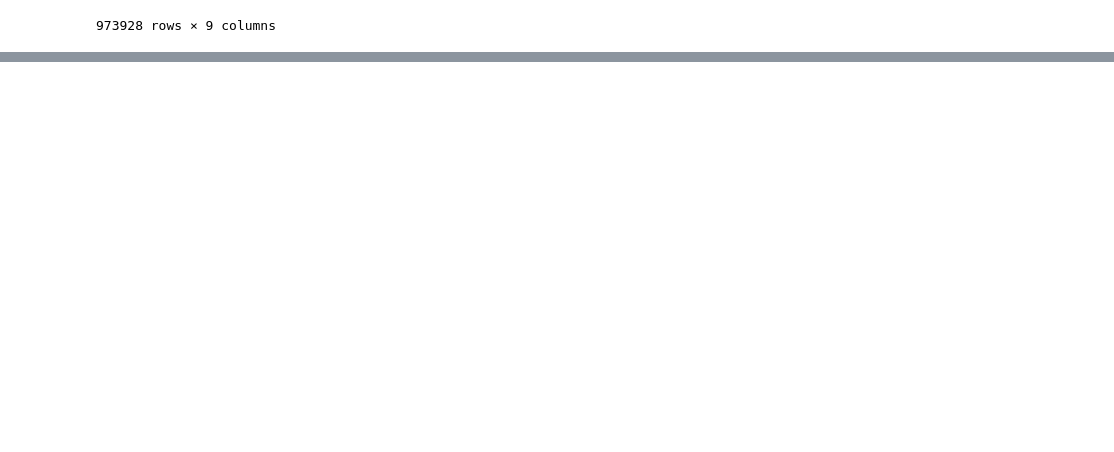
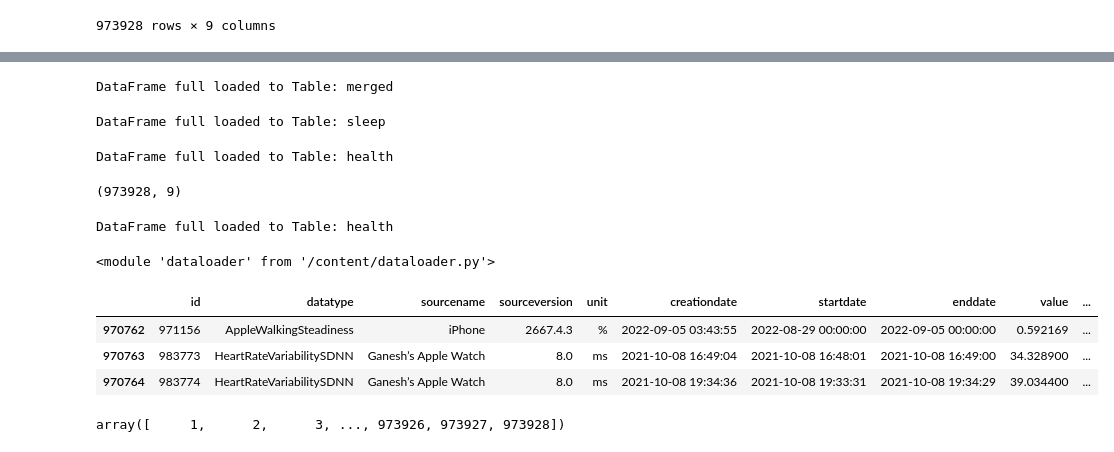
Before and after one commit to ganeshIIT/lifestyle, a Jupyter notebook: MyLifestyle.ipynb, the cells around one changed output, grey strips where cells are left out. Drawn from its saved outputs; the diff is of its cells as text; code cells hidden in the pictures; blank space fills up the shorter version.

Commit message:
Created and made use of data loader functions

```diff
--- a/MyLifestyle.ipynb
+++ b/MyLifestyle.ipynb
@@ -876,0 +908,16 @@ with pyodbc.connect('DRIVER='+driver+';SERVER=tcp:'+server+';PORT=1433;DATABASE=
+# %%
+full_load(mergeddata, "merged")
+# %% [output]
+DataFrame full loaded to Table: merged
+# %%
+full_load(sleepdata, "sleep", hasindex=False)
+# %% [output]
+DataFrame full loaded to Table: sleep
+# %%
+full_load(healthdata, "health", hasindex=False)
+# %% [output]
+DataFrame full loaded to Table: health
+# %%
+healthdata.shape
+# %% [output]
+(973928, 9)
@@ -876,0 +927,24 @@ with pyodbc.connect('DRIVER='+driver+';SERVER=tcp:'+server+';PORT=1433;DATABASE=
+# %%
+fl(healthdata, "health", hasindex=False)
+# %% [output]
+DataFrame full loaded to Table: health
+# %%
+import imp
+imp.reload(dataloader)
+# %% [output]
+<module 'dataloader' from '/content/dataloader.py'>
+# %%
+(healthdata.reset_index()
+            .rename(columns = {'index': 'id'})
+            .assign(id = lambda x: x['id']+1)
+            .pipe(timetoseconds).loc[970762:970764, :]
+)
+# %% [output]
+|  | id | datatype | sourcename | sourceversion | unit | creationdate | startdate | enddate | value | ... |
+| 970762 | 971156 | AppleWalkingSteadiness | iPhone | 2667.4.3 | % | 2022-09-05 03:43:55 | 2022-08-29 00:00:00 | 2022-09-05 00:00:00 | 0.592169 | ... |
+| 970763 | 983773 | HeartRateVariabilitySDNN | Ganesh’s Apple Watch | 8.0 | ms | 2021-10-08 16:49:04 | 2021-10-08 16:48:01 | 2021-10-08 16:49:00 | 34.328900 | ... |
+| 970764 | 983774 | HeartRateVariabilitySDNN | Ganesh’s Apple Watch | 8.0 | ms | 2021-10-08 19:34:36 | 2021-10-08 19:33:31 | 2021-10-08 19:34:29 | 39.034400 | ... |
+# %%
+id= np.arange(1,len(healthdata)+1)
+# %% [output]
+array([     1,      2,      3, ..., 973926, 973927, 973928])
```
Also changed, not shown: parts of 11 cells of this notebook.
